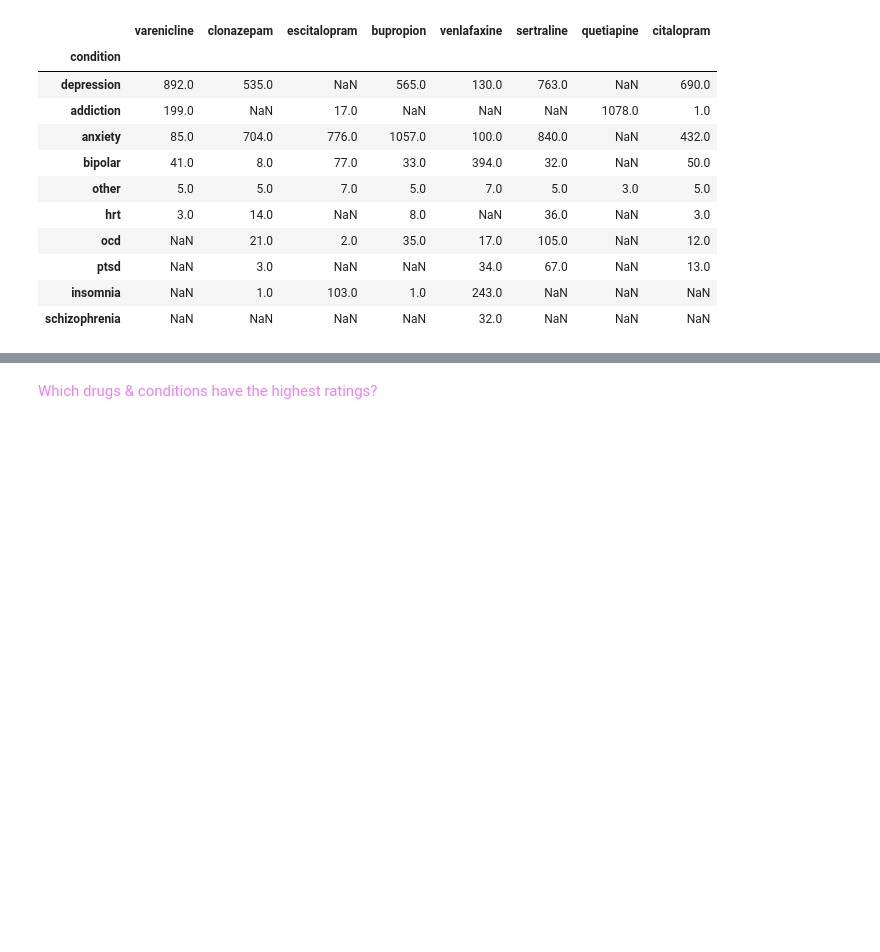
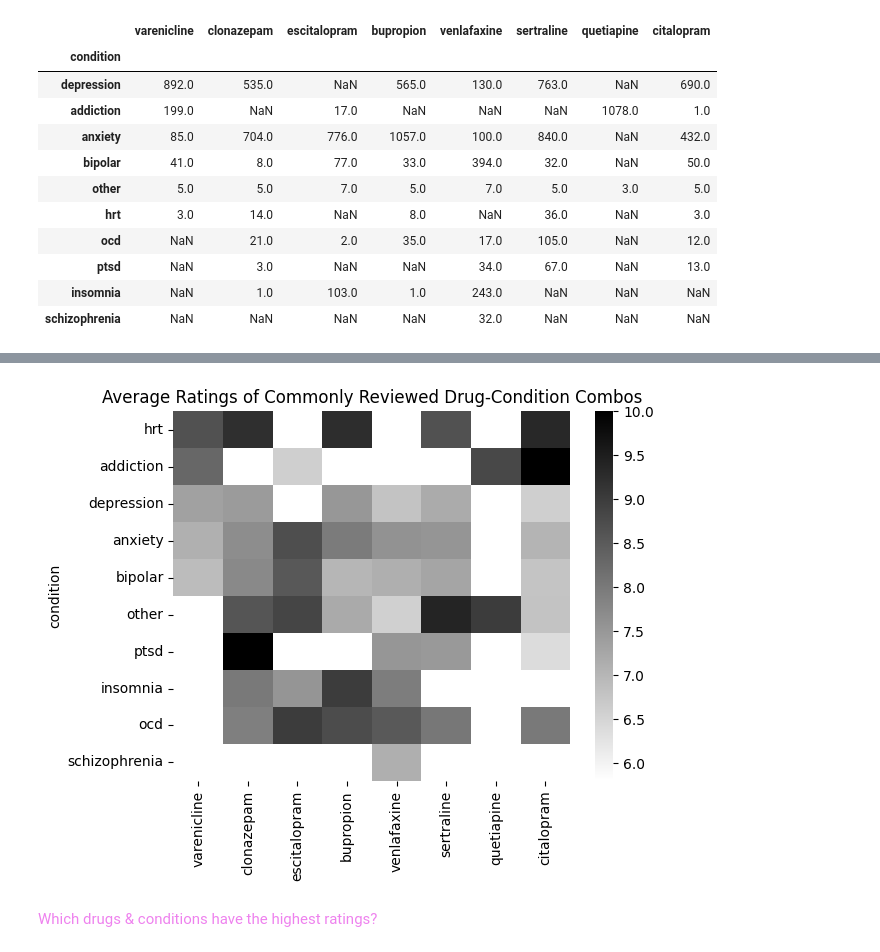
Before and after one commit to fractaldatalearning/psychedelic_efficacy, a Jupyter notebook: notebooks/3-kl-studies-early-eda-parse.ipynb, the cells around one changed output, grey strips where cells are left out. Cells and saved outputs as stored; diff of their text form; code cells hidden in the pictures; blank space fills up the shorter version.

```diff
--- a/notebooks/3-kl-studies-early-eda-parse.ipynb
+++ b/notebooks/3-kl-studies-early-eda-parse.ipynb
@@ -204,0 +228,7 @@ plt.show()
+# %%
+freq_combo_rating = freq_drug_conditions.pivot_table(index='condition', columns='drug0',
+                                                      values='rating')
+freq_combo_rating.columns = drugs_to_treat_freq_cond
+freq_combo_rating = freq_combo_rating.sort_values(by=drugs_to_treat_freq_cond,
+                                                    ascending=False)
+freq_combo_rating
@@ -205,3 +248,9 @@ plt.show()
+# %%
+sns.heatmap(freq_combo_rating, cmap='gray_r')
+plt.title('Average Ratings of Commonly Reviewed Drug-Condition Combos')
+plt.show()
+# %% [output]
+[figure, added]
 # %% [markdown]
 <font color='violet'> Which drugs & conditions have the highest ratings?
 # %%
```
Also changed, not shown: parts of 6 cells of this notebook, 1 other file.
